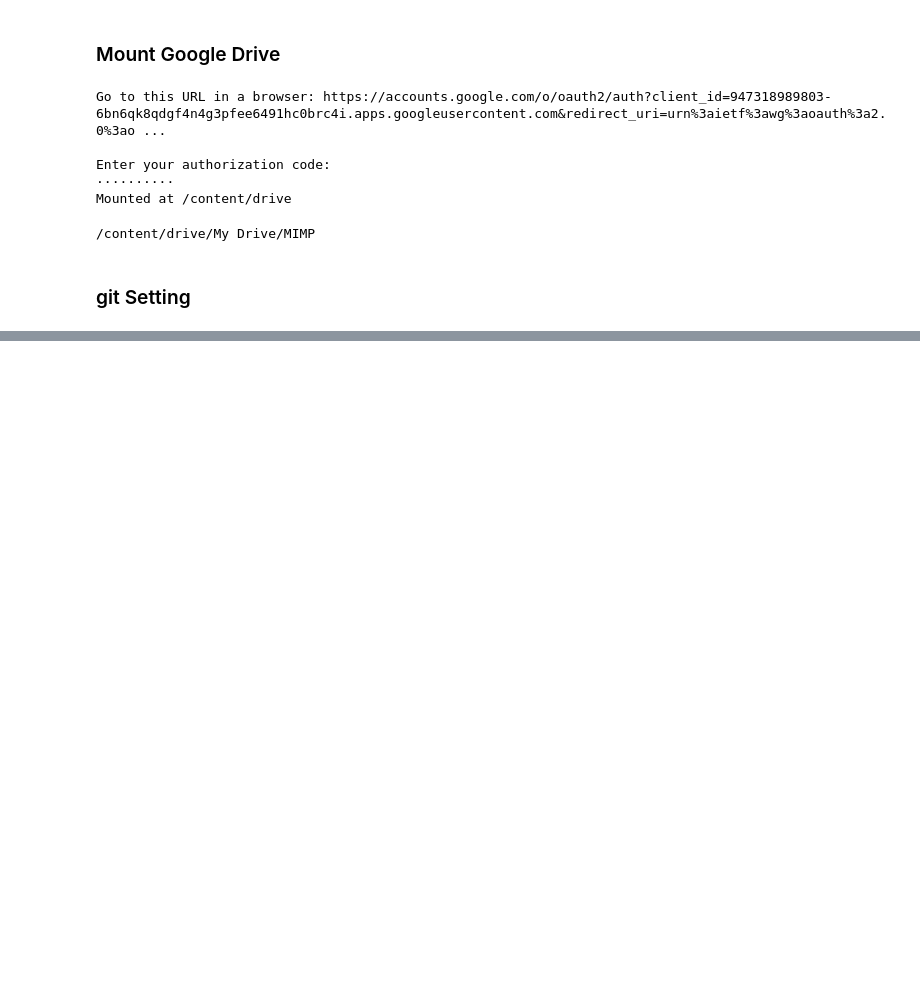
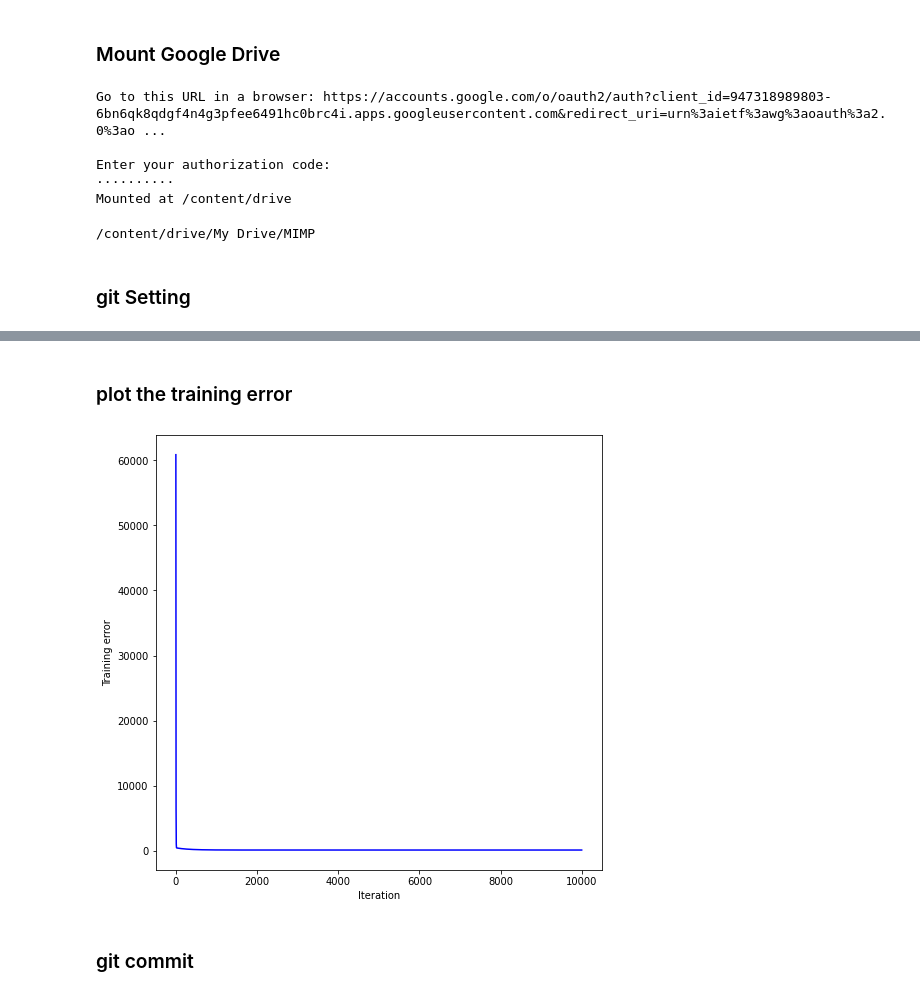
Before and after one commit to SooonChang/MIMP, a Jupyter notebook: Assignment04/Assignment04.ipynb, the cells around one changed output, grey strips where cells are left out. Drawn from its saved outputs; the diff is of its cells as text; code cells hidden in the pictures; blank space fills up the shorter version.

Commit message:
error

```diff
--- a/Assignment04/Assignment04.ipynb
+++ b/Assignment04/Assignment04.ipynb
@@ -48,0 +199,13 @@ Aborting
+# %% [markdown]
+### plot the training error
+# %%
+plt.figure(figsize = (8,8))
+plt.xlabel("Iteration")
+plt.ylabel("Training error")
+plt.plot(iteration, cost, c='b')
+
+plt.show()
+# %% [output]
+[figure, added]
+# %% [markdown]
+### git commit
```
Also changed, not shown: parts of 27 cells of this notebook.
